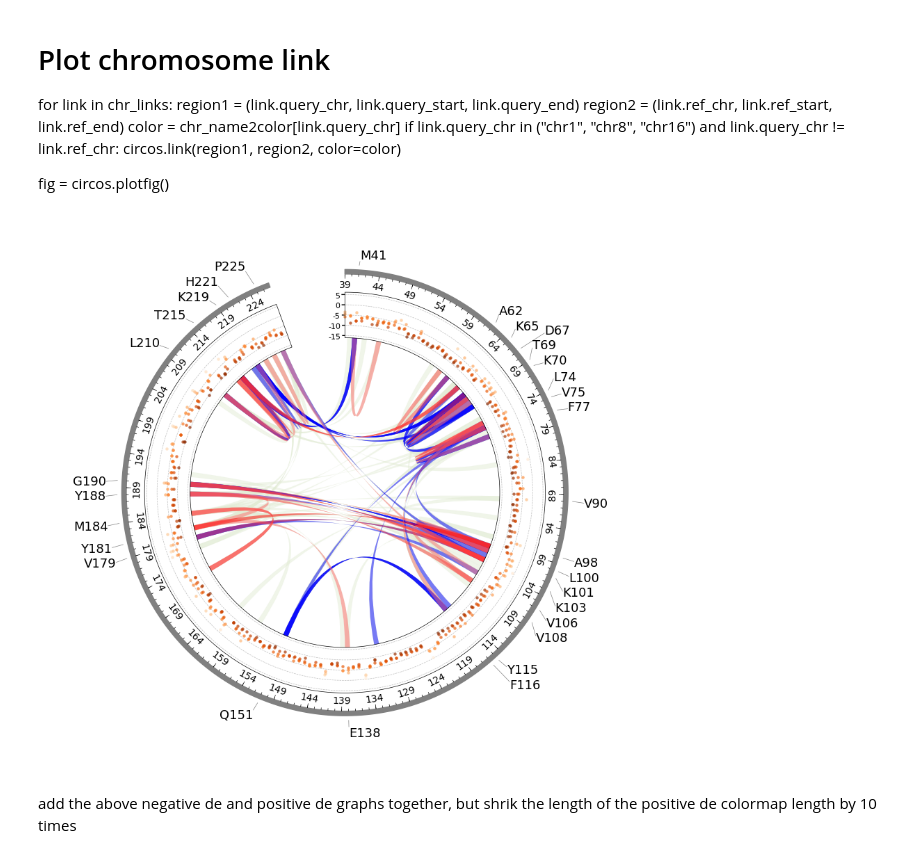
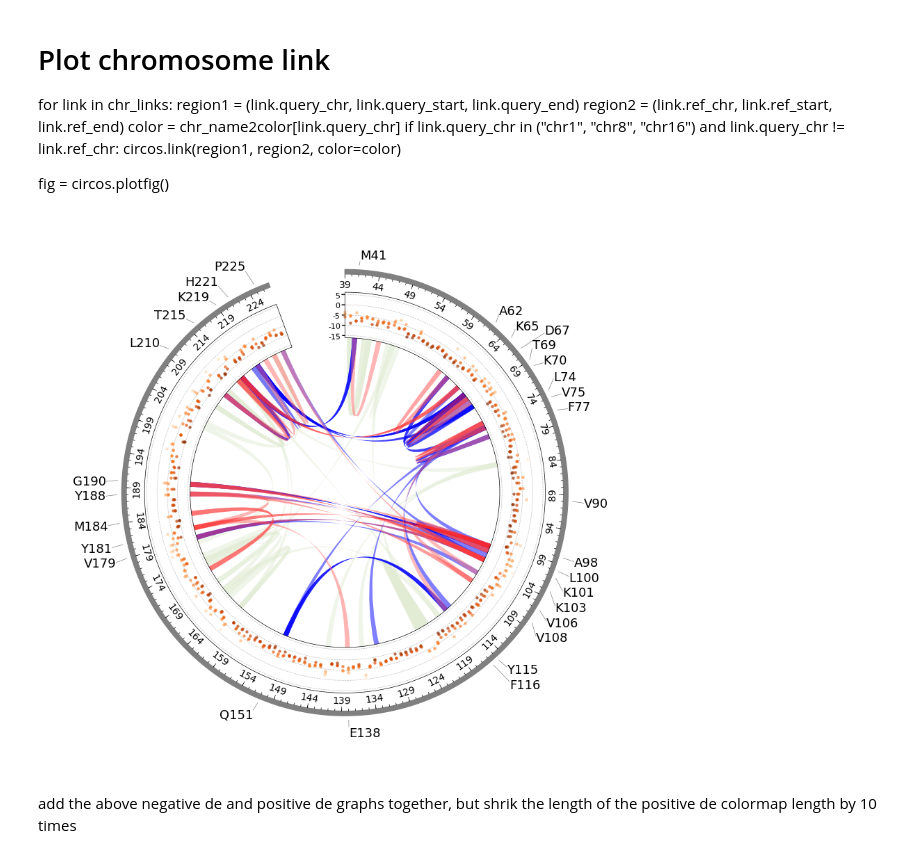
Before and after one commit to Daniel-Xkan/potts_model_test, a Jupyter notebook: ms0.5/RT/RT_PyCirclize2.4.3.2.ipynb, the cells around one changed output. Saved outputs shown, nothing was run; the diff lists cells and outputs as text; code cells hidden in the pictures.

```diff
--- a/ms0.5/RT/RT_PyCirclize2.4.3.2.ipynb
+++ b/ms0.5/RT/RT_PyCirclize2.4.3.2.ipynb
@@ -537,10 +537,10 @@ background_thickness_d2 = background_thikness/2
 
 ##########################background chords for drug resistant positions###############################
 # Read the data from the TSV file
-df = pd.read_csv('data/RT_top_bottom_100_DR_pairs.tsv', sep='\t')
+df = pd.read_csv('data/RT_all_100pairs.tsv', sep='\t')
 
 # Add a DR_position column based on ddE values
-df['DR_position'] = 0
+# df['DR_position'] = 0
 
 # Filter for DR_position = 0 (background chords)
 background_pairs = df[df['DR_position'] == 0]
@@ -563,34 +563,34 @@ for _, row in tqdm(background_pairs.iterrows(), total=len(background_pairs), des
 
 ##########################highlighted chords for drug resistant positions###############################
 
 # Filter for DR_position = 1 (drug resistant pairs)
 df = pd.read_csv('data/RT_all_100pairs.tsv', sep='\t')
 dr_pairs = df[df['DR_position'] == 1]
 
 # Add drug resistant chords with the same style as background
 for _, row in tqdm(dr_pairs.iterrows(), total=len(dr_pairs), desc="Processing DR chords"):
     pos1, pos2, dde = row['pos1'], row['pos2'], row['ddE']
 
     # Define regions for the chord
     region1 = ("nl43 ΔΔE", pos1 - thickness_d2 -start_aa, pos1 + thickness_d2 -start_aa)
     region2 = ("nl43 ΔΔE", pos2 - thickness_d2 -start_aa, pos2 + thickness_d2 -start_aa)
 
     # Check if the regions are within valid bounds
     if region1[1] < 0 or region1[2] > actual_length or region2[1] < 0 or region2[2] > actual_length:
         continue
 
     # Map the delta delta E value to a color using the same colormap as the original selection
 
     color = chord_cmap(chord_norm(dde))
 
     # Add the chord to the circos plot
     circos.link(region1, region2, color=color, lw=0.01)
 
 # Add a color bar for the chords
 chord_mappable = cm.ScalarMappable(norm=chord_norm, cmap=chord_cmap)
 fig = circos.plotfig()
 # %% [output]
-[figure, old version]
+[figure, new version]
 # %% [markdown]
 add the above negative de and positive de graphs together, but shrik the length of the positive de colormap length by 10 times
 # %%
```
Also changed, not shown: parts of 1 cell of this notebook.
